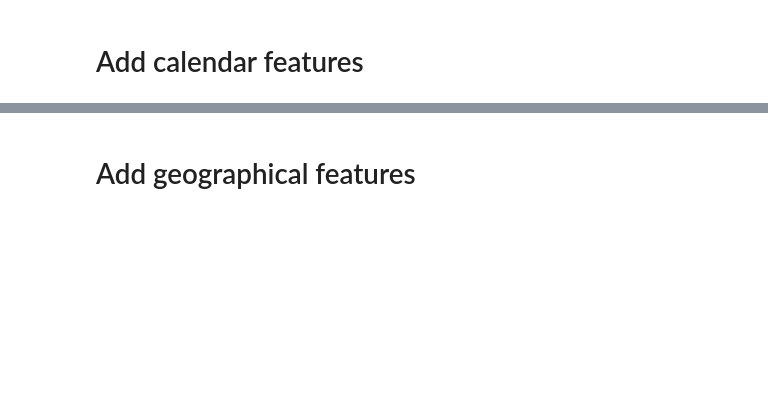
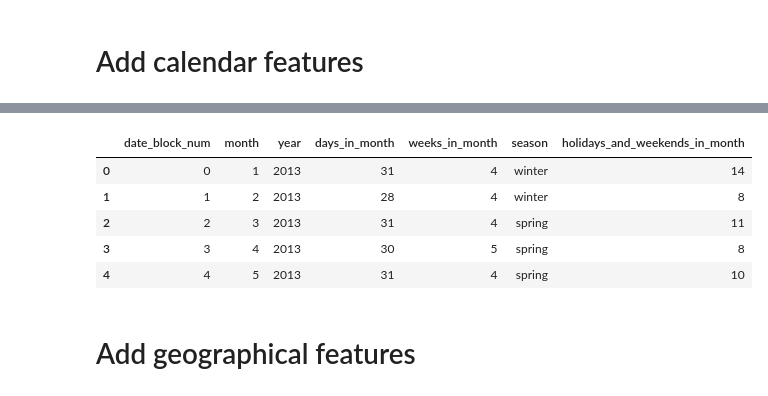
Before and after one commit to beatwad/predict_future_sales, a Jupyter notebook: Pred_Fut_Sales.ipynb, the cells around one changed output, grey strips where cells are left out. Cells and saved outputs as stored; diff of their text form; code cells hidden in the pictures; blank space fills up the shorter version.

```diff
--- a/Pred_Fut_Sales.ipynb
+++ b/Pred_Fut_Sales.ipynb
@@ -483,6 +544,15 @@ import datetime
 
 date_blocks = pd.DataFrame(sales_train2.date_block_num.drop_duplicates())
 date_blocks = date_blocks.append({'date_block_num': 34}, ignore_index=True)
+
+def add_month(col):
+    return int(divmod(col, 12)[1] + 1)
+
+def add_year(col):
+    return int(2013 + divmod(col+1, 12)[0])
+
+def add_year_month(row):
+    return f'{row.year}-{row.month}'
 
 def add_season(col):
     if 0 < col <= 2 or col == 12:
@@ -496,34 +566,45 @@ def add_season(col):
     return np.nan
 
 # get number of holidays + weekend in each month
 ru_holidays = []
 
 for date, name in sorted(holidays.RU(years=[2013, 2014, 2015]).items()):
     ru_holidays.append(date)
 
 def add_holidays_and_weekends(row):
     busines_dates = pd.bdate_range(f"{row.year}-{row.month}-01", f"{row.year}-{row.month}-{row.days_in_month}")
     busines_dates = [b for b in busines_dates if b not in ru_holidays]
     return row.days_in_month - len(busines_dates)
 
 def add_weeks_in_month(row):
     for i in range(1, row.days_in_month+1):
         d = datetime.datetime(row.year, row.month, i)
         if d.day > d.weekday():
             startdate = d
             break
     return ((datetime.datetime(row.year, row.month, row.days_in_month) - startdate).days) //7 + 1
 
 def create_calendar_features(data):
+    data['month'] = data.date_block_num.apply(add_month).astype(np.int8)
+    data['year'] = data.date_block_num.apply(add_year).astype(np.int16)
+    data['year_month'] = data.apply(add_year_month, axis=1)
+    data.year_month = pd.to_datetime(data.year_month, format='%Y-%m')
     data['days_in_month'] = data.year_month.dt.daysinmonth.astype(np.int8)
     data['weeks_in_month'] = data.apply(add_weeks_in_month, axis=1).astype(np.int8)
     data['season'] = data.month.apply(add_season)
     data['holidays_and_weekends_in_month'] = data.apply(add_holidays_and_weekends, axis=1)
-    data.drop('date', axis=1, inplace=True)
+    data.drop('year_month', axis=1, inplace=True)
 
 
 create_calendar_features(date_blocks)
 date_blocks.head()
+# %% [output]
+|  | date_block_num | month | year | days_in_month | weeks_in_month | season | holidays_and_weekends_in_month |
+| 0 | 0 | 1 | 2013 | 31 | 4 | winter | 14 |
+| 1 | 1 | 2 | 2013 | 28 | 4 | winter | 8 |
+| 2 | 2 | 3 | 2013 | 31 | 4 | spring | 11 |
+| 3 | 3 | 4 | 2013 | 30 | 5 | spring | 8 |
+| 4 | 4 | 5 | 2013 | 31 | 4 | spring | 10 |
 # %% [markdown]
 # Add geographical features
 # %%
```
Also changed, not shown: parts of 39 cells of this notebook.
